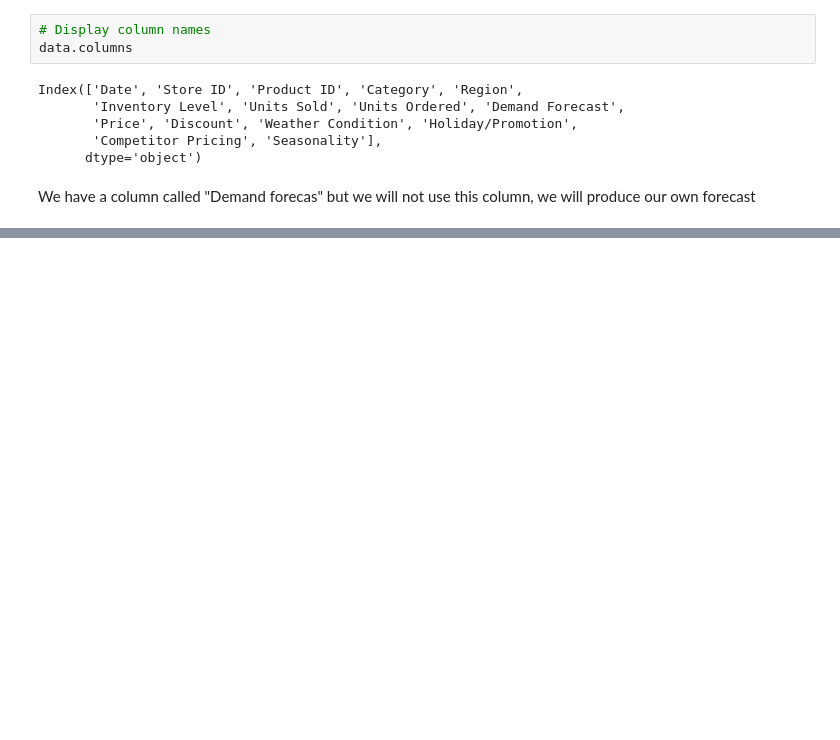
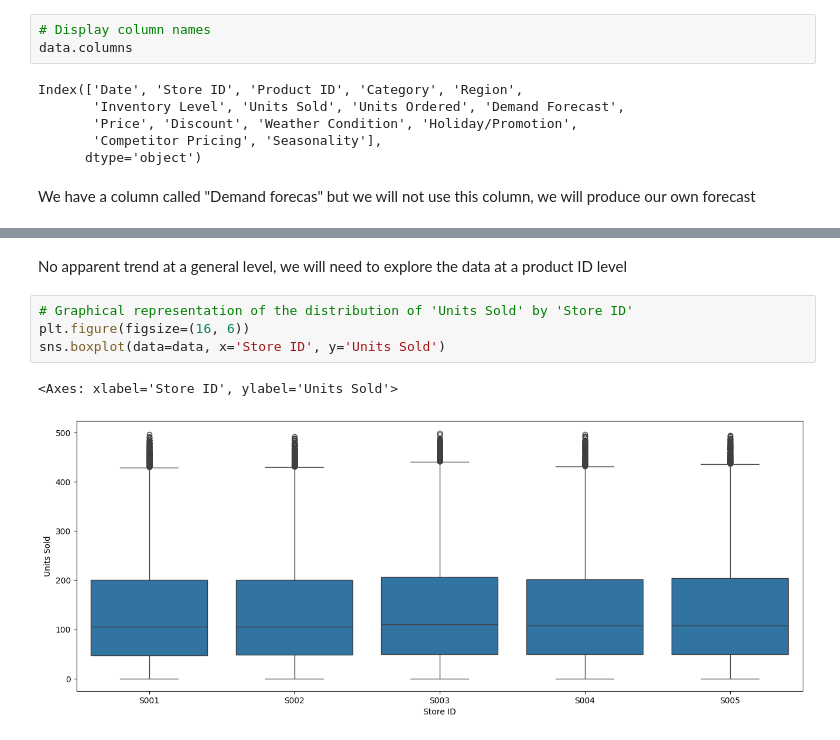
Before and after one commit to PercyDancourt/REME, a Jupyter notebook: notebooks/EDA.ipynb, the cells around one changed output, grey strips where cells are left out. Saved outputs shown, nothing was run; the diff lists cells and outputs as text; blank space fills up the shorter version.

```diff
--- a/notebooks/EDA.ipynb
+++ b/notebooks/EDA.ipynb
@@ -66,0 +140,9 @@ We have a column called "Demand forecas" but we will not use this column, we wil
+# %% [markdown]
+No apparent trend at a general level, we will need to explore the data at a product ID level
+# %%
+# Graphical representation of the distribution of 'Units Sold' by 'Store ID'
+plt.figure(figsize=(16, 6))
+sns.boxplot(data=data, x='Store ID', y='Units Sold')
+# %% [output]
+<Axes: xlabel='Store ID', ylabel='Units Sold'>
+[figure, added]
```
Also changed, not shown: parts of 46 cells of this notebook.
